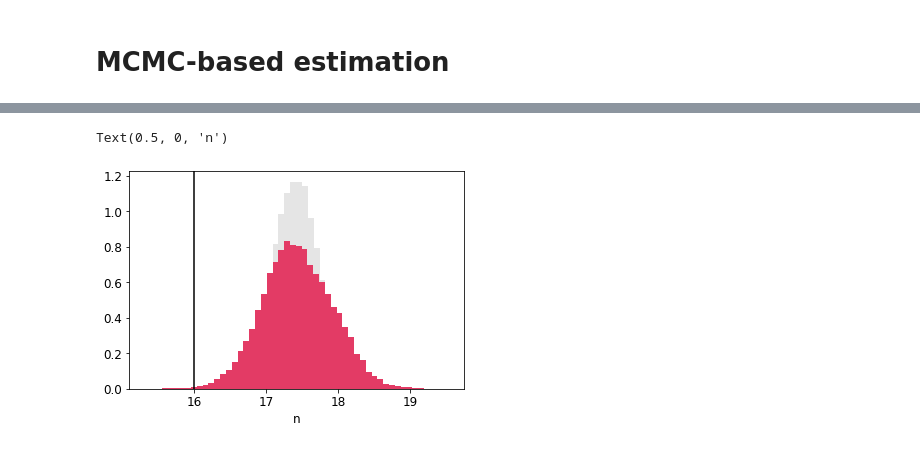
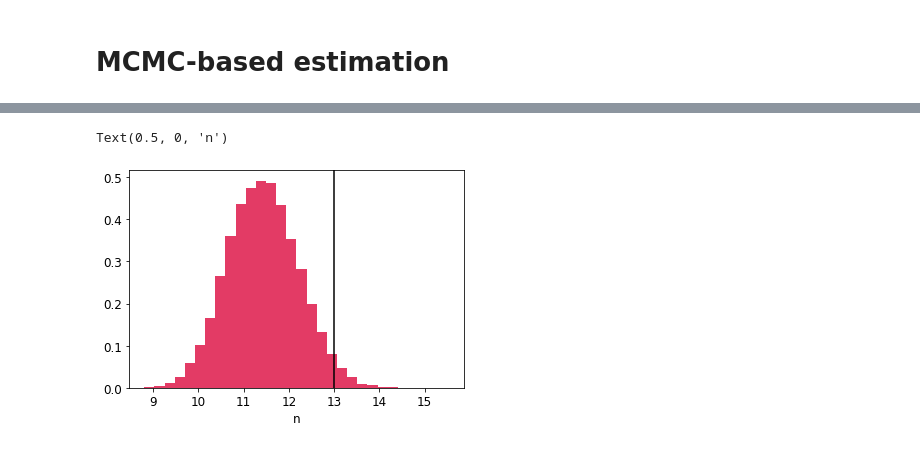
Before and after one commit to nj-vs-vh/master-thesis, a Jupyter notebook: notebooks/method.ipynb, the cells around one changed output, grey strips where cells are left out. Drawn from its saved outputs; the diff is of its cells as text; code cells hidden in the pictures.

```diff
--- a/notebooks/method.ipynb
+++ b/notebooks/method.ipynb
@@ -130,0 +128,8 @@ loglike(n_vec_estimation)
+# %%
+s_vec_error = 0.1 * np.ones_like(s_vec, dtype=float)
+
+# loglike = rireff.get_loglikelihood_mvn(s_vec, s_vec_error)
+# loglike = rireff.get_loglikelihood_uncorrelated_mvn(s_vec, s_vec_error)
+loglike = rireff.get_loglikelihood_independent_normdist(s_vec, s_vec_error)
+
+loglike(n_vec_estimation)
@@ -131,9 +138,22 @@ loglike(n_vec_estimation)
 # %%
-n_min = np.zeros_like(n_vec)
-n_max = n_vec * 100
+n_vec_min = np.zeros_like(n_vec_estimation, dtype=float)
+n_vec_max = n_vec_estimation * 100
 
 def logposterior(n_vec):
-    """Simple wrapper around loglike providing basic bounds for n_vec"""
-    if np.any(np.logical_or(n_vec < n_min, n_vec > n_max)):
+    if np.any(np.logical_or(n_vec < n_vec_min, n_vec > n_vec_max)):
         return - np.inf
     return loglike(n_vec)
+# %%
+result = mcmc.run_mcmc(
+    logposterior,
+    n_vec_estimation,
+    L,
+    mcmc.SamplingConfig(
+        progress_bar=True,
+        n_samples=50000,
+        n_walkers=128,
+        debug_acceptance_fraction_each=None,
+        autocorr_estimation_each=5000,
+        multiprocessing=True,
+    )
+)
@@ -139,0 +176,2 @@ def logposterior(n_vec):
+# %%
+ind_sample = mcmc.extract_independent_sample(result.sampler)
@@ -181,14 +198,12 @@ f, a = plots.plot_bayesian_mean_estimation(n_vec, sample, L)
 # %%
 fig, ax =  plt.subplots()
 
-burn_in = int(0.9 * sample.shape[0])
-ibin = 14
+ibin = 10
 
-ax.hist(sample[:burn_in, ibin], bins=50, density=True, color='black', alpha=0.1)
-ax.hist(sample[burn_in:, ibin], bins=50, density=True, color='#e33b65')
+ax.hist(ind_sample[:, ibin], bins=30, density=True, color='#e33b65')
 ax.axvline(n_vec[ibin], color='black')
 
 ax.set_xlabel('n')
 # %% [output]
 Text(0.5, 0, 'n')
-[figure, old version]
+[figure, new version]
```
Also changed, not shown: parts of 23 cells of this notebook, 9 other files.
